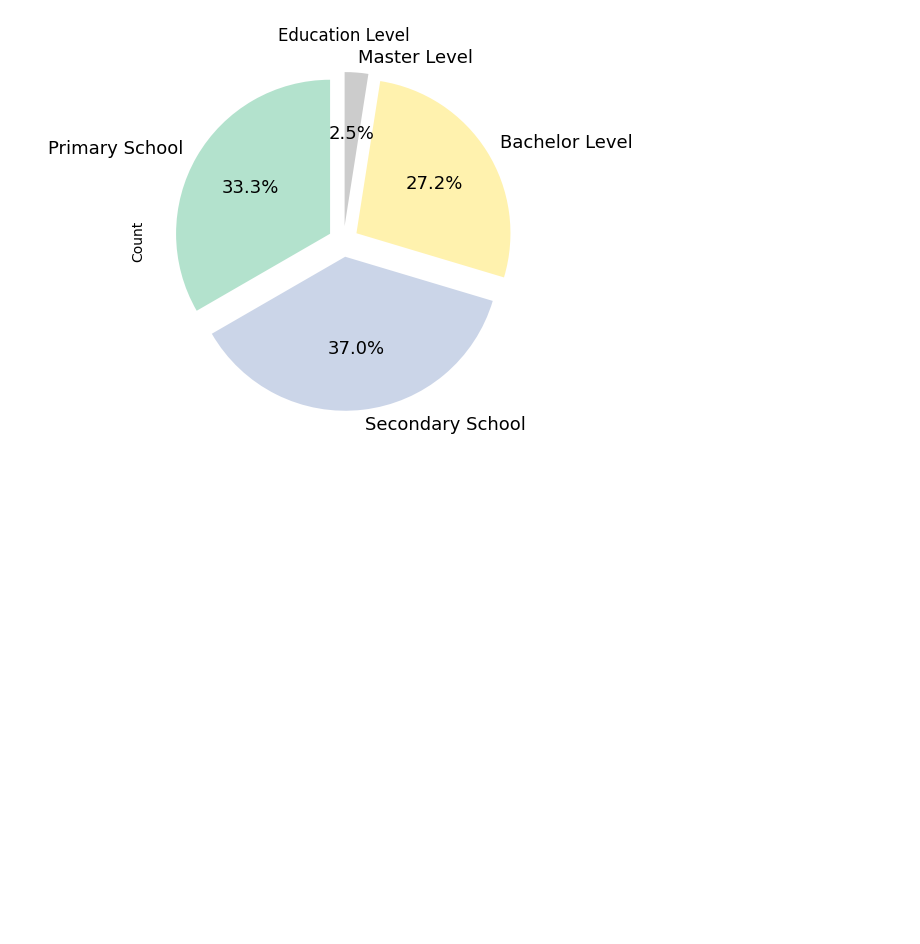
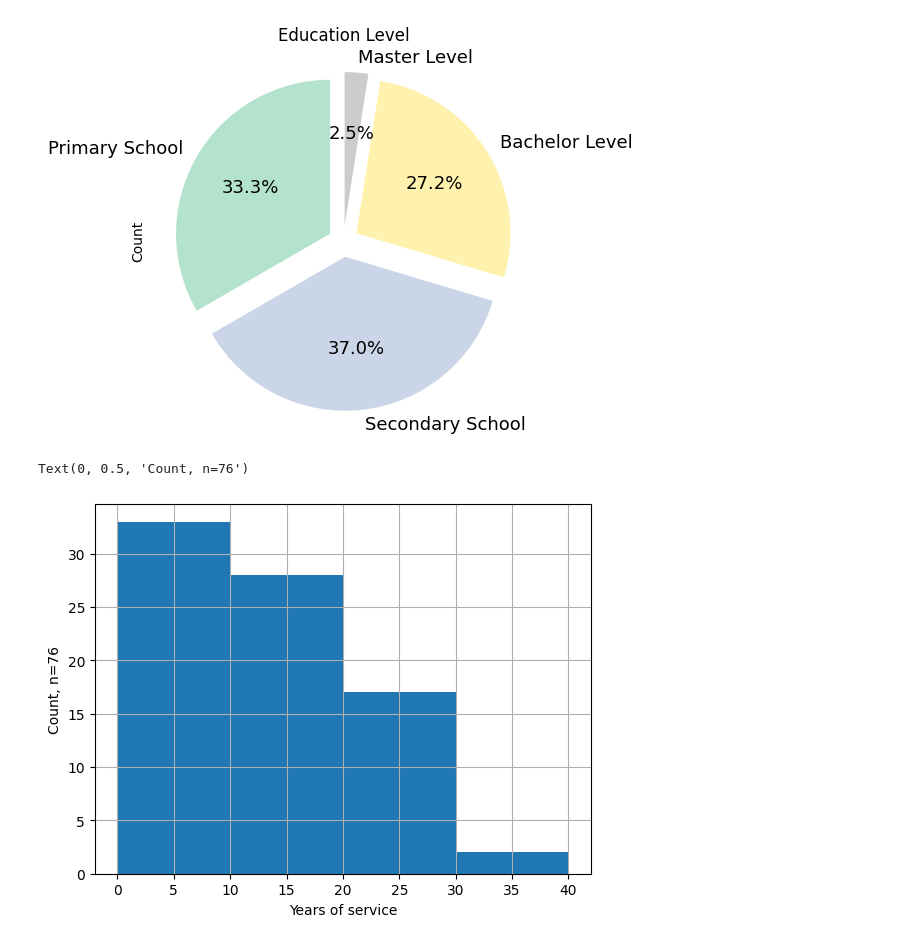
Before and after one commit to jemlau/DataAnalysisProject, a Jupyter notebook: harjoitustyöJEMINA.ipynb, the cells around one changed output. Cells and saved outputs as stored; diff of their text form; code cells hidden in the pictures; blank space fills up the shorter version.

Commit message:
Histogrammia

```diff
--- a/harjoitustyöJEMINA.ipynb
+++ b/harjoitustyöJEMINA.ipynb
@@ -62,3 +49,17 @@ df_education.round(decimals=1)
 | Bachelor Level | 22 | 27.2 |
 | Master Level | 2 | 2.5 |
 | Total | 81 | 100.0 |
+# %%
+df_yearsofservice=pd.crosstab(df['years_of_service'], 'Count')
+df_yearsofservice
+
+bins = [0, 10, 20, 30, 40]
+df['yearsofservice_class'] = pd.cut(df['years_of_service'], bins = bins)
+# %%
+df_yearsofservice = pd.crosstab(df['yearsofservice_class'], 'Count')
+df_yearsofservice.columns.name = ''
+n = df_yearsofservice['Count'].sum()
+df_yearsofservice['%'] = df_yearsofservice / n * 100
+df_yearsofservice.loc['Total'] = df_yearsofservice[['Count', '%']].sum()
+df_yearsofservice['Count'] = df_yearsofservice['Count'].astype(int)
+df_yearsofservice.round(decimals=1)
@@ -98,3 +90,12 @@ df_education_filtered['Count'].plot.pie(**kwargs)
 # %% [output]
 <Axes: title={'center': 'Education Level'}, ylabel='Count'>
 [figure]
+# %%
+bins = [0, 10, 20, 30, 40]
+df['years_of_service'].hist(bins = bins)
+
+plt.xlabel('Years of service')
+plt.ylabel('Count, n=' + str(n))
+# %% [output]
+Text(0, 0.5, 'Count, n=76')
+[figure, added]
```
Also changed, not shown: parts of 4 cells of this notebook.
